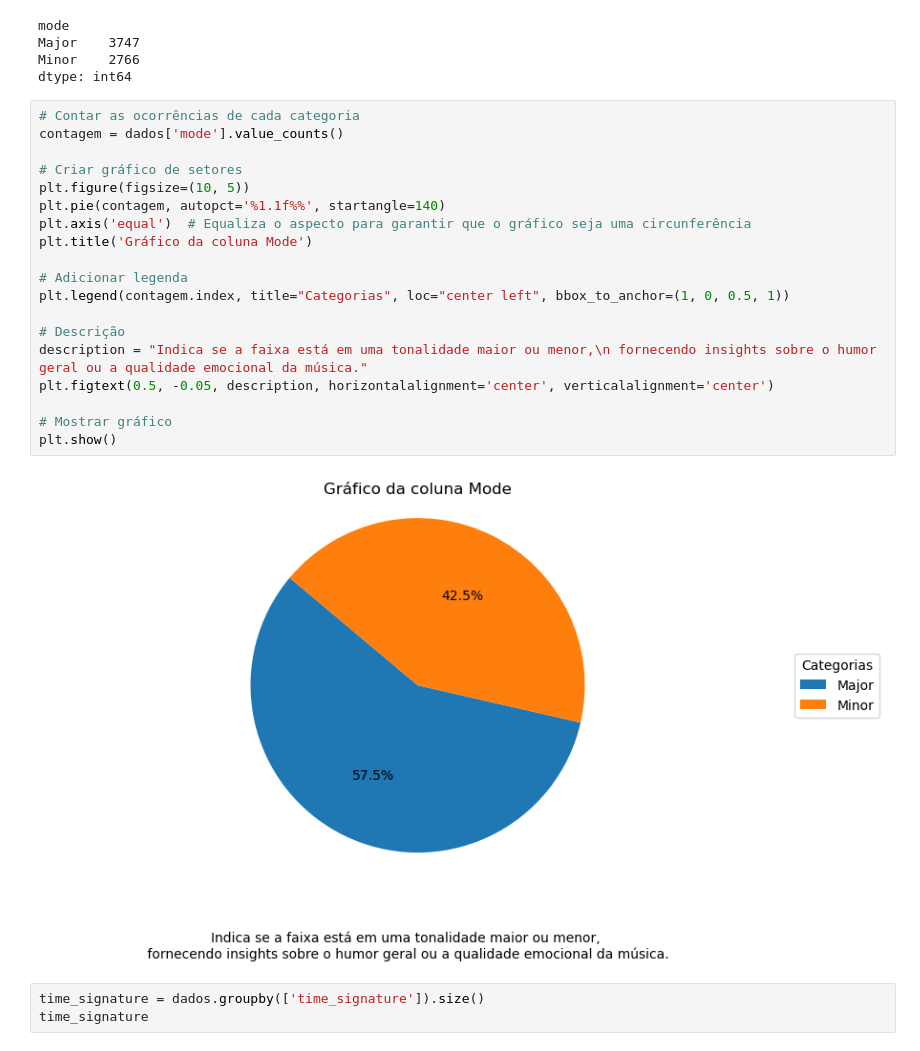
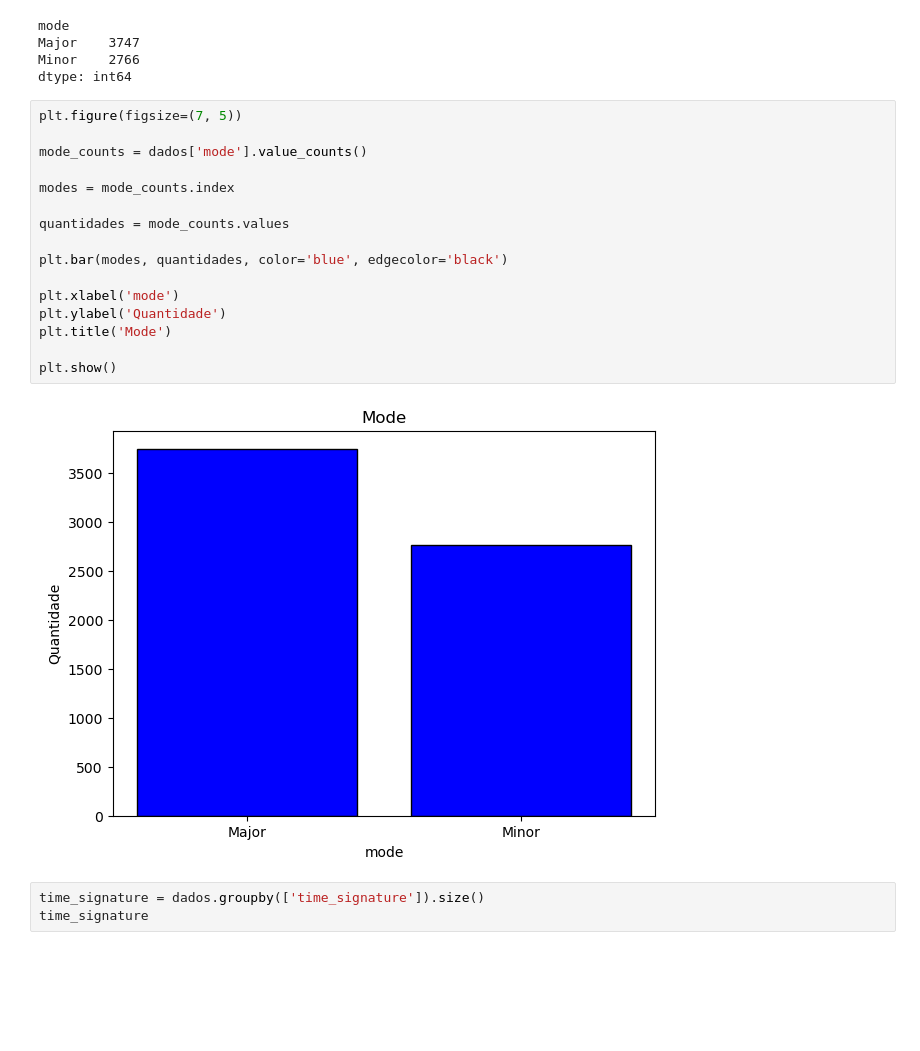
Before and after one commit to EandroC/ExplorandoPrincipaisMusicasDoSpotify, a Jupyter notebook: Analise.ipynb, the cells around one changed output. Cells and saved outputs as stored; diff of their text form; blank space fills up the shorter version.

Commit message:
Trocando gráficos

```diff
--- a/Analise.ipynb
+++ b/Analise.ipynb
@@ -331,26 +331,23 @@ Major    3747
 Minor    2766
 dtype: int64
 # %%
-# Contar as ocorrências de cada categoria
-contagem = dados['mode'].value_counts()
+plt.figure(figsize=(7, 5))
 
-# Criar gráfico de setores
-plt.figure(figsize=(10, 5))
-plt.pie(contagem, autopct='%1.1f%%', startangle=140)
-plt.axis('equal')  # Equaliza o aspecto para garantir que o gráfico seja uma circunferência
-plt.title('Gráfico da coluna Mode')
+mode_counts = dados['mode'].value_counts()
 
-# Adicionar legenda
-plt.legend(contagem.index, title="Categorias", loc="center left", bbox_to_anchor=(1, 0, 0.5, 1))
+modes = mode_counts.index
 
-# Descrição
-description = "Indica se a faixa está em uma tonalidade maior ou menor,\n fornecendo insights sobre o humor geral ou a qualidade emocional da música."
-plt.figtext(0.5, -0.05, description, horizontalalignment='center', verticalalignment='center')
+quantidades = mode_counts.values
 
-# Mostrar gráfico
+plt.bar(modes, quantidades, color='blue', edgecolor='black')
+
+plt.xlabel('mode')
+plt.ylabel('Quantidade')
+plt.title('Mode')
+
 plt.show()
 # %% [output]
-[figure, old version]
+[figure, new version]
 # %%
 time_signature = dados.groupby(['time_signature']).size()
 time_signature
```
Also changed, not shown: parts of 1 cell of this notebook.
